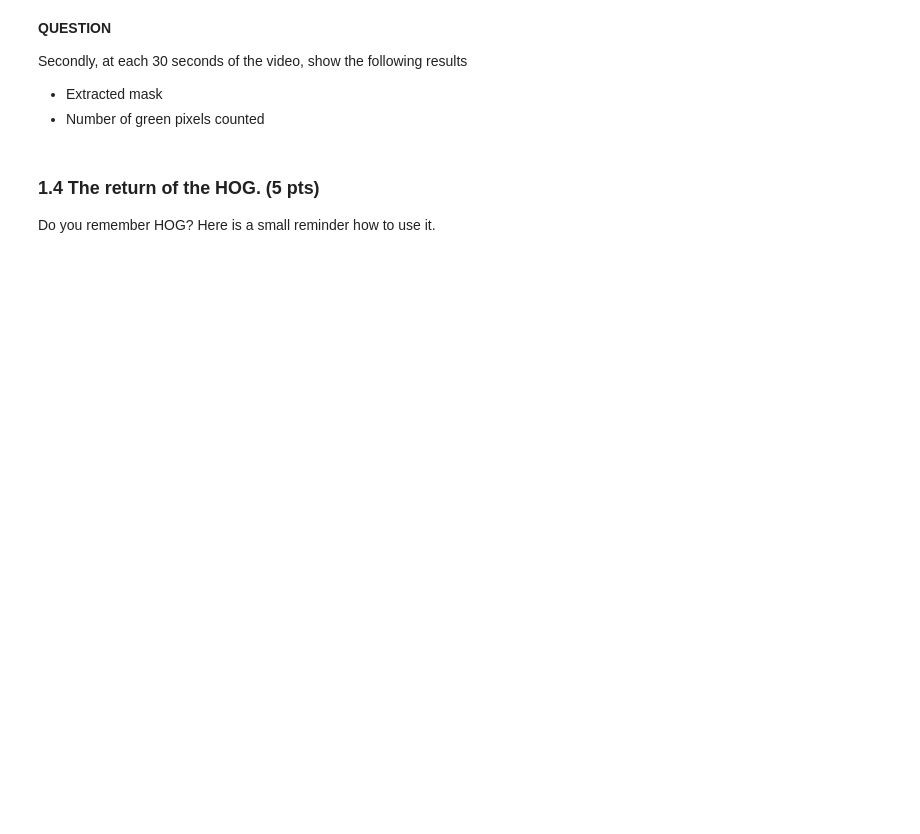
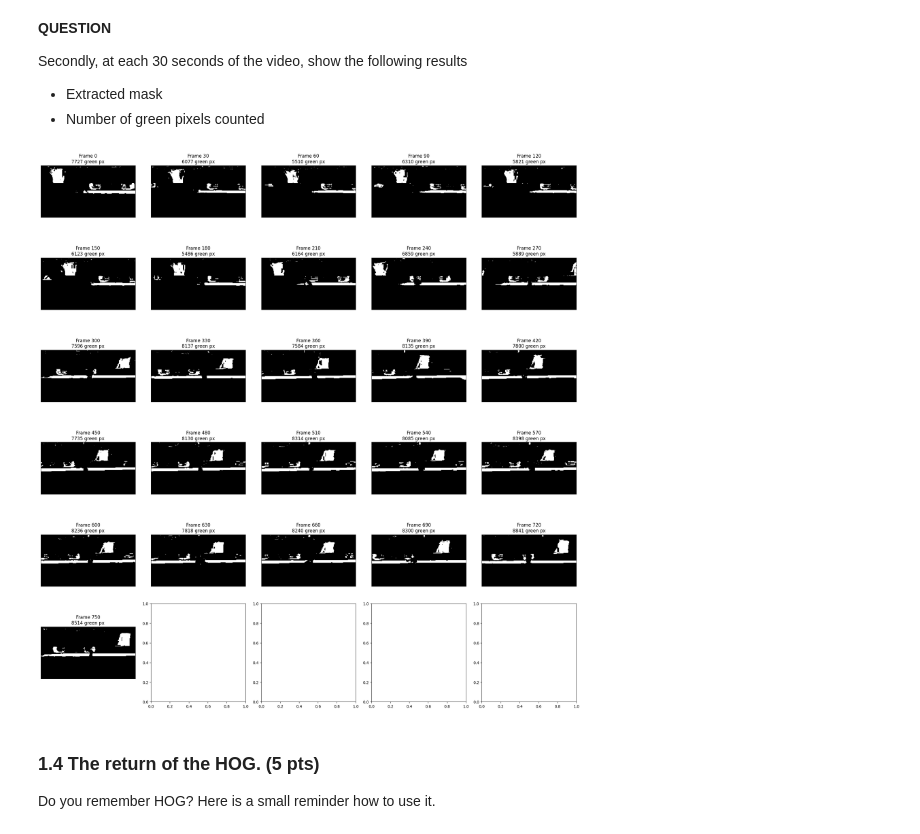
Before and after one commit to JulienErblandEPFL/Img_processing_lab1, a Jupyter notebook: Lab3/notebook/03_object_tracking_2025.ipynb, the cells around one changed output. Cells and saved outputs as stored; diff of their text form; code cells hidden in the pictures; blank space fills up the shorter version.

```diff
--- a/Lab3/notebook/03_object_tracking_2025.ipynb
+++ b/Lab3/notebook/03_object_tracking_2025.ipynb
@@ -209,29 +215,27 @@ Secondly, at each 30 seconds of the video, show the following results
 # %%
 #################################
 
 # YOUR CODE HERE
 #################################
 
 # Show the green mask every 30 frames
+# (we suppose that instructions was wrong and wanted each 30frames and not each 30seconds)
 step = 30
 indices = list(range(0, len(results), step))
 n = len(indices)
 cols = 5
 rows = int(np.ceil(n / cols))
 
 fig, axes = plt.subplots(rows, cols, figsize=(4 * cols, 3.5 * rows))
 axes = np.atleast_2d(axes).flatten()
 for k, idx in enumerate(indices):
     nb_green, mask = results[idx]
     display_image(mask, axes=axes[k])
     axes[k].set_title('Frame {}\n{} green px'.format(idx, nb_green))
-# Hide unused axes
-for j in range(n, len(axes)):
-    axes[j].axis('off')
 plt.tight_layout()
 plt.show()
-
-# --- end of added code ---
+# %% [output]
+[figure, added]
 # %% [markdown]
 ### 1.4 The return of the HOG. (5 pts)
 
```
Also changed, not shown: parts of 29 cells of this notebook.
